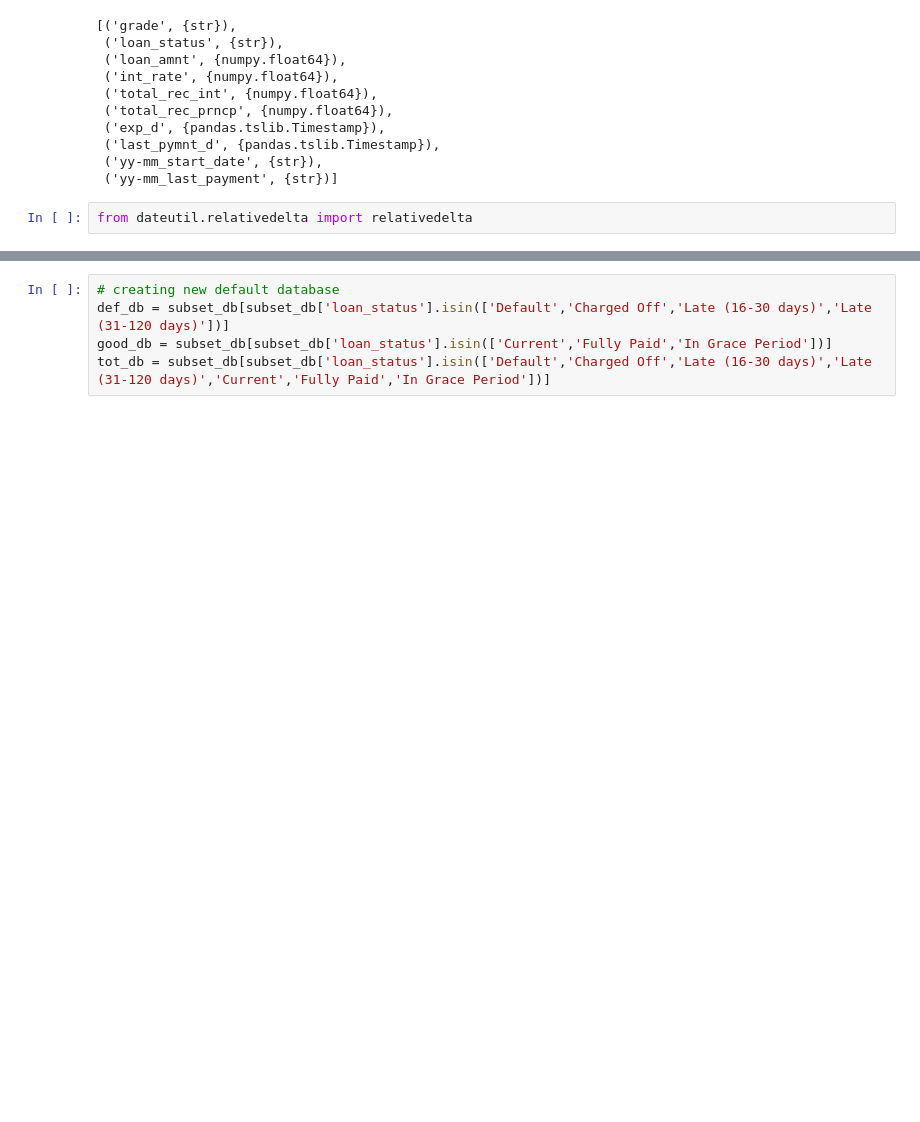
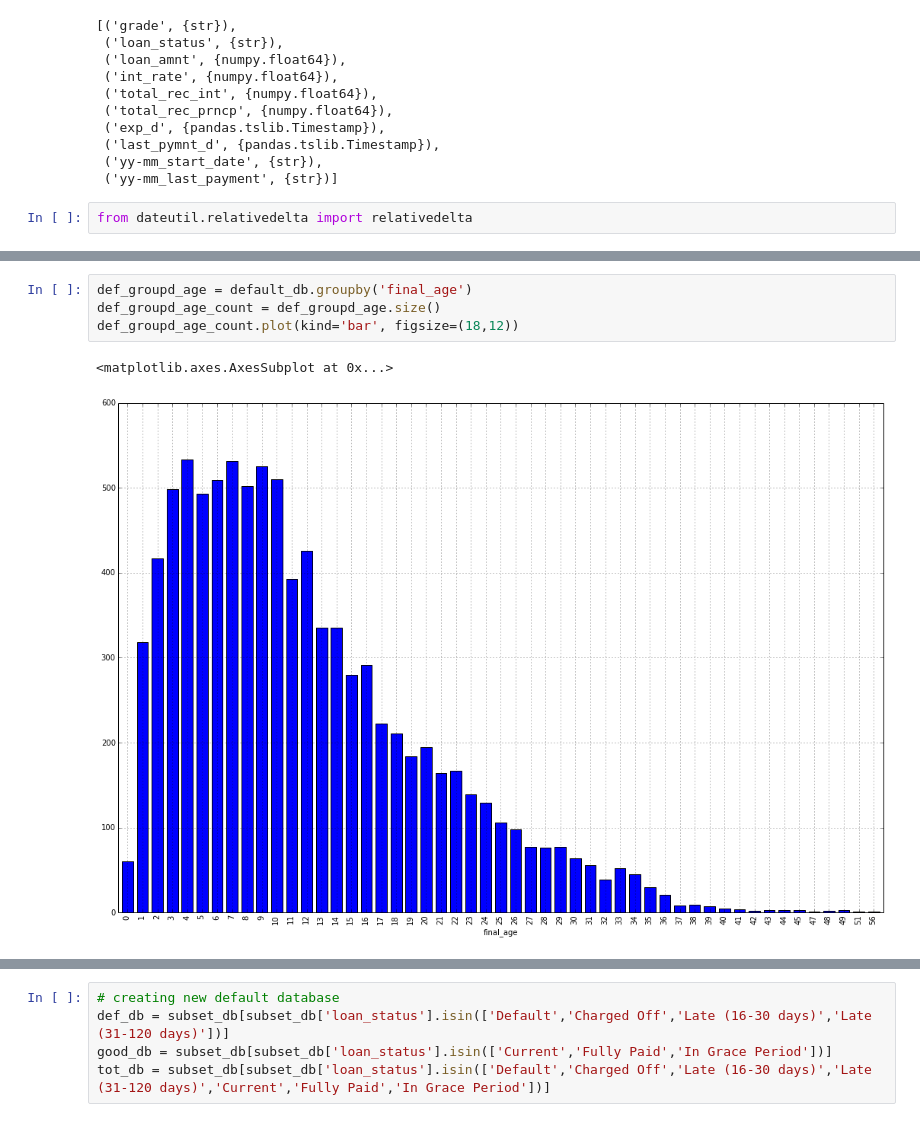
Before and after one commit to rbparrish/P2P_code, a Jupyter notebook: Measuring_risk_volitility_cont(11-10).ipynb, the cells around one changed output, grey strips where cells are left out. Saved outputs shown, nothing was run; the diff lists cells and outputs as text; blank space fills up the shorter version.

```diff
--- a/Measuring_risk_volitility_cont(11-10).ipynb
+++ b/Measuring_risk_volitility_cont(11-10).ipynb
@@ -131,0 +139,7 @@ ex.check_types(subset_db)
+# %%
+def_groupd_age = default_db.groupby('final_age')
+def_groupd_age_count = def_groupd_age.size()
+def_groupd_age_count.plot(kind='bar', figsize=(18,12))
+# %% [output]
+<matplotlib.axes.AxesSubplot at 0x...>
+[figure, added]
```
Also changed, not shown: parts of 17 cells of this notebook.
